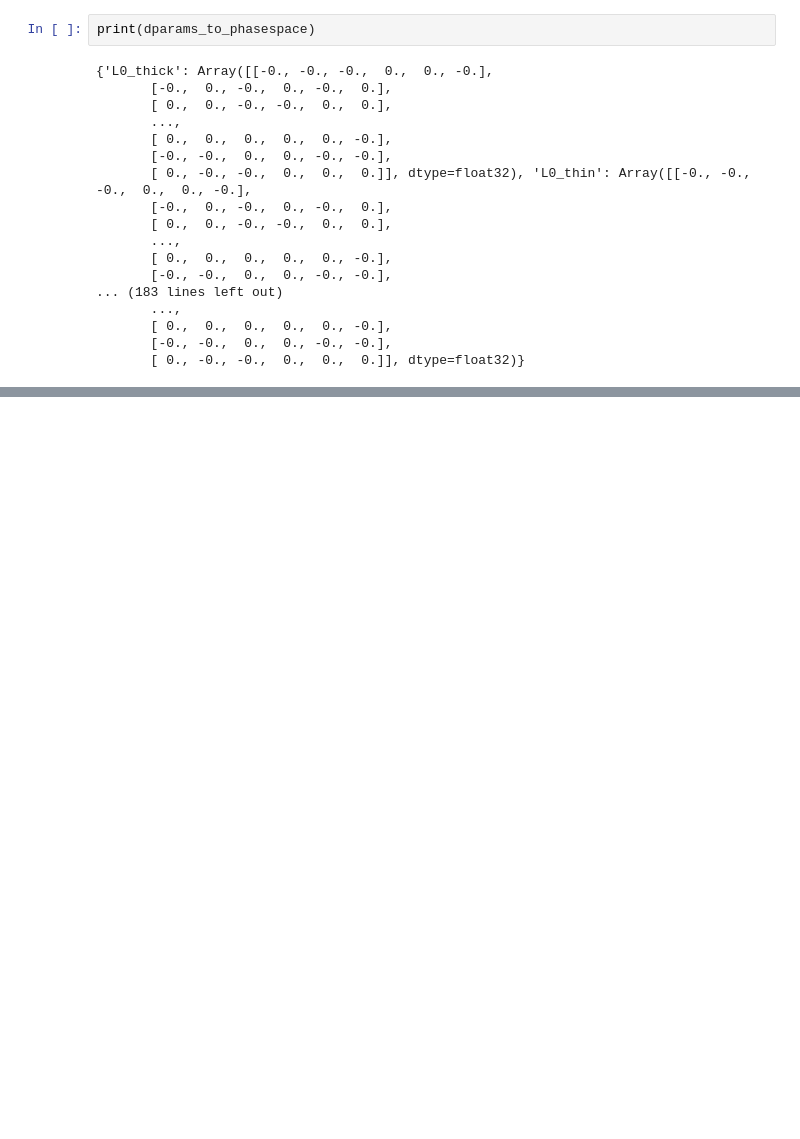
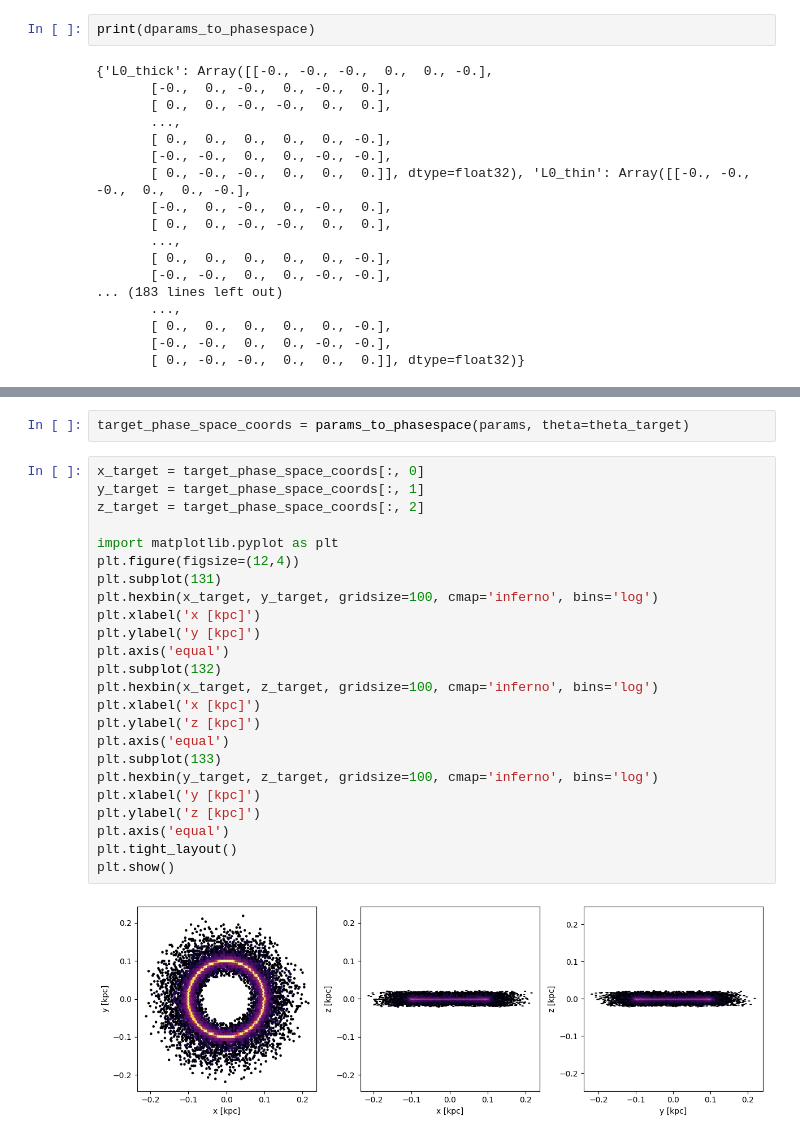
Before and after one commit to anschaible/phoenix, a Jupyter notebook: notebooks/parameters_to_phasespace.ipynb, the cells around one changed output, grey strips where cells are left out. Saved outputs shown, nothing was run; the diff lists cells and outputs as text; blank space fills up the shorter version.

```diff
--- a/notebooks/parameters_to_phasespace.ipynb
+++ b/notebooks/parameters_to_phasespace.ipynb
@@ -114,0 +118,28 @@ plt.show()
+# %%
+target_phase_space_coords = params_to_phasespace(params, theta=theta_target)
+# %%
+x_target = target_phase_space_coords[:, 0]
+y_target = target_phase_space_coords[:, 1]
+z_target = target_phase_space_coords[:, 2]
+
+import matplotlib.pyplot as plt
+plt.figure(figsize=(12,4))
+plt.subplot(131)
+plt.hexbin(x_target, y_target, gridsize=100, cmap='inferno', bins='log')
+plt.xlabel('x [kpc]')
+plt.ylabel('y [kpc]')
+plt.axis('equal')
+plt.subplot(132)
+plt.hexbin(x_target, z_target, gridsize=100, cmap='inferno', bins='log')
+plt.xlabel('x [kpc]')
+plt.ylabel('z [kpc]')
+plt.axis('equal')
+plt.subplot(133)
+plt.hexbin(y_target, z_target, gridsize=100, cmap='inferno', bins='log')
+plt.xlabel('y [kpc]')
+plt.ylabel('z [kpc]')
+plt.axis('equal')
+plt.tight_layout()
+plt.show()
+# %% [output]
+[figure, added]
```
Also changed, not shown: parts of 13 cells of this notebook.
